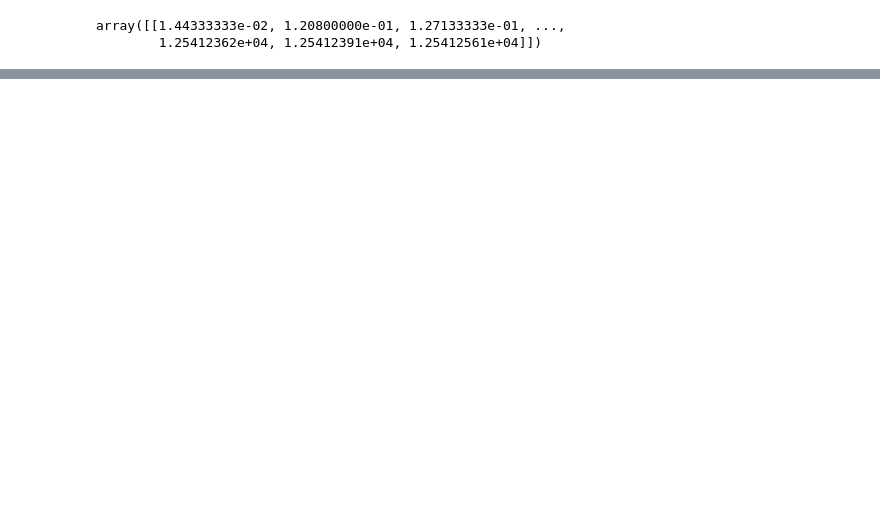
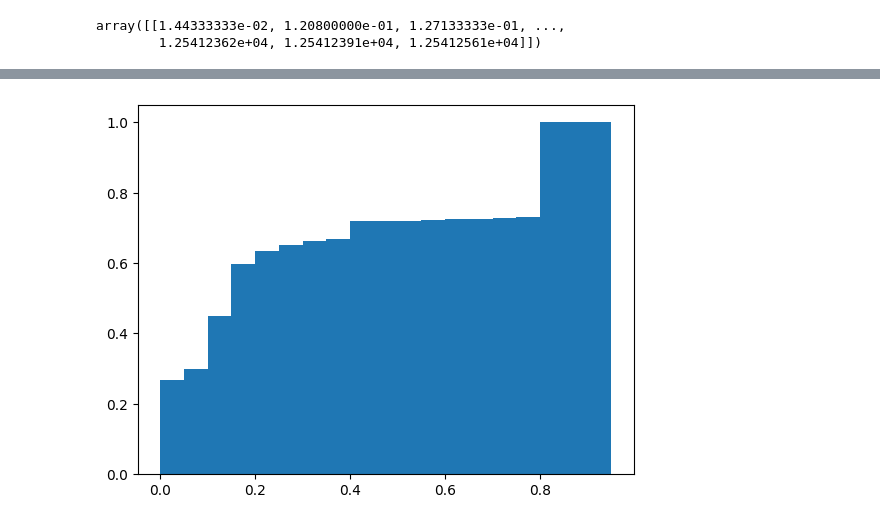
Before and after one commit to lucasdonaire/active-vision, a Jupyter notebook: organize_perif.ipynb, the cells around one changed output, grey strips where cells are left out. Saved outputs shown, nothing was run; the diff lists cells and outputs as text; code cells hidden in the pictures; blank space fills up the shorter version.

```diff
--- a/organize_perif.ipynb
+++ b/organize_perif.ipynb
@@ -499,0 +547,5 @@ array([[1.44333333e-02, 1.20800000e-01, 1.27133333e-01, ...,
+# %%
+plt.hist(duracao_fix, bins=np.arange(0,1,0.05),cumulative=True,density=True)
+plt.show()
+# %% [output]
+[figure, added]
```
Also changed, not shown: parts of 26 cells of this notebook.
